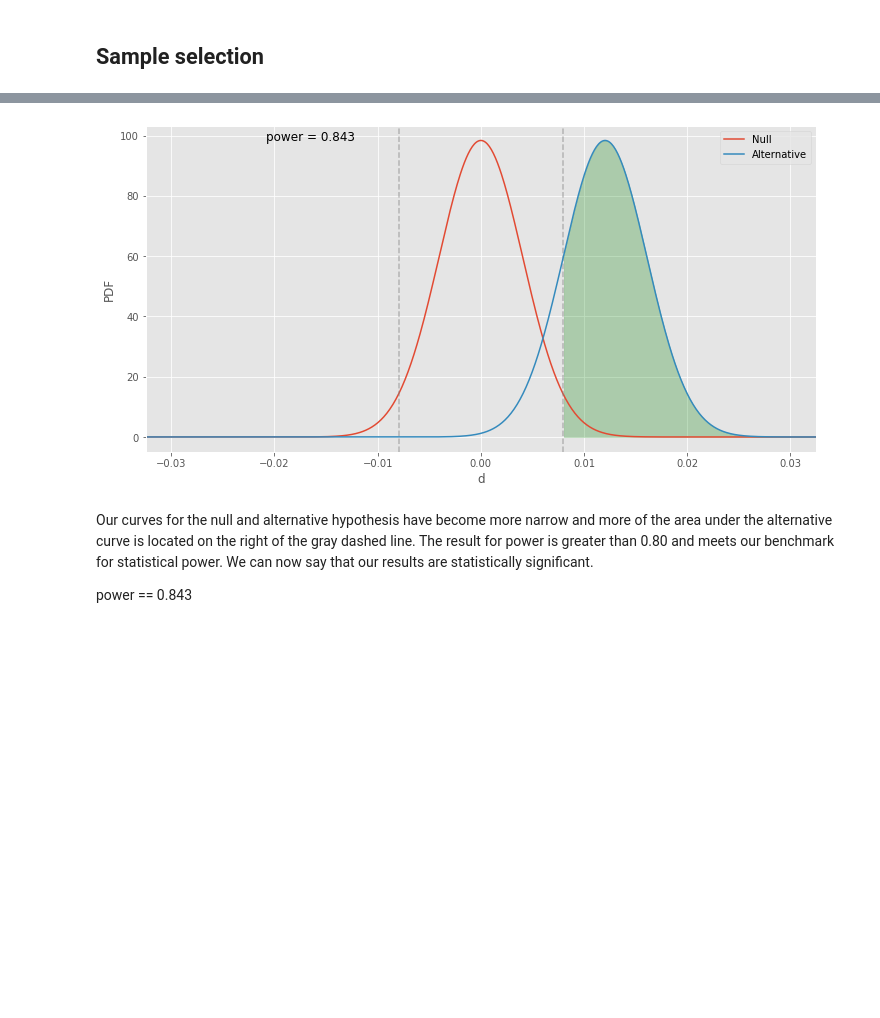
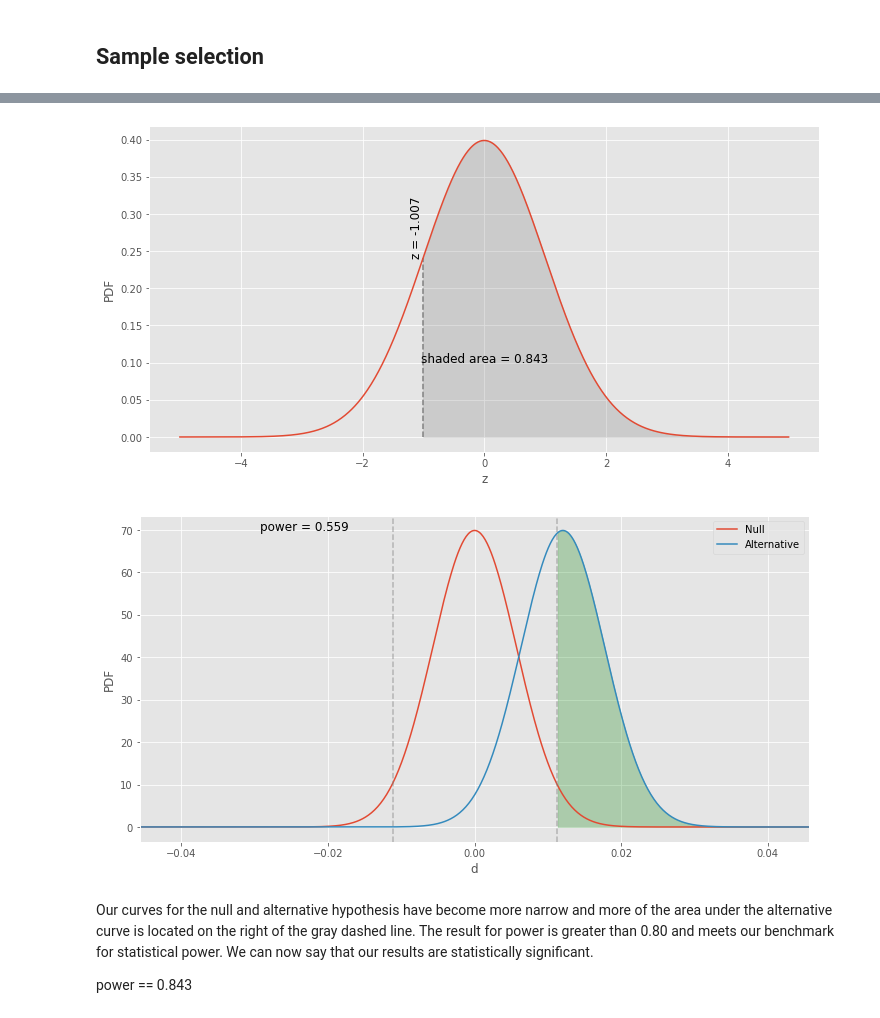
Before and after one commit to WanjohiWanjohi/A-Btesting_SmartAd, a Jupyter notebook: A_B_Testing.ipynb, the cells around one changed output, grey strips where cells are left out. Drawn from its saved outputs; the diff is of its cells as text; code cells hidden in the pictures; blank space fills up the shorter version.

```diff
--- a/A_B_Testing.ipynb
+++ b/A_B_Testing.ipynb
@@ -202,7 +246,11 @@ Ideally, having to select a sample is part of the process in an AB test; but for
+# %%
+zplot(area=0.843, two_tailed=False, align_right=True)
+# %% [output]
+[figure, added]
 # %%
-abplot(8007, 8007, bcr, d_hat, show_power=True)
+abplot(4071, 4006, bcr, d_hat, show_power=True)
 # %% [output]
-[figure, old version]
+[figure, new version]
 # %% [markdown]
 Our curves for the null and alternative hypothesis have become more narrow and more of the area under the alternative curve is located on the right of the gray dashed line. The result for power is greater than 0.80 and meets our benchmark for statistical power. We can now say that our results are statistically significant.
 
```
Also changed, not shown: parts of 32 cells of this notebook, 8 other files.
